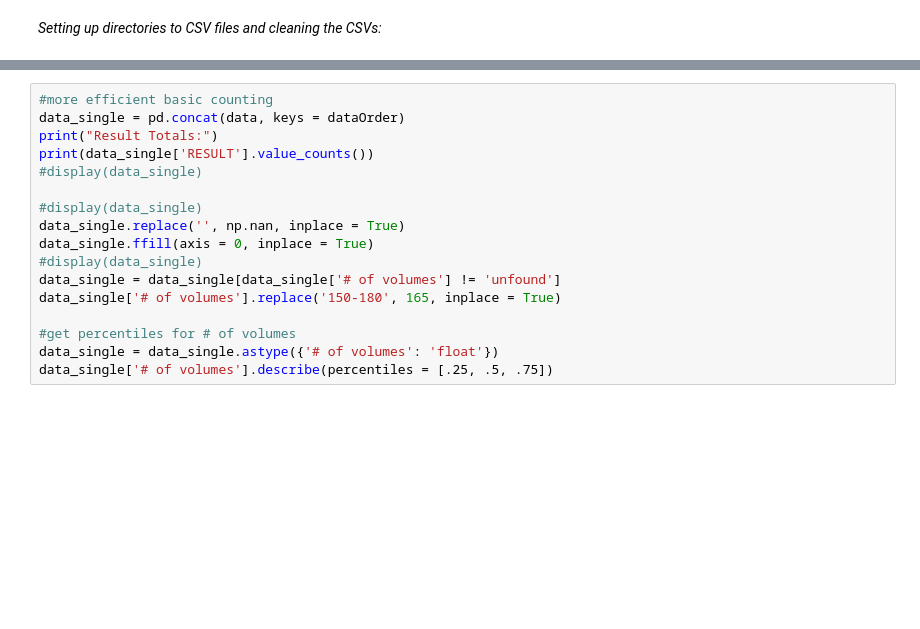
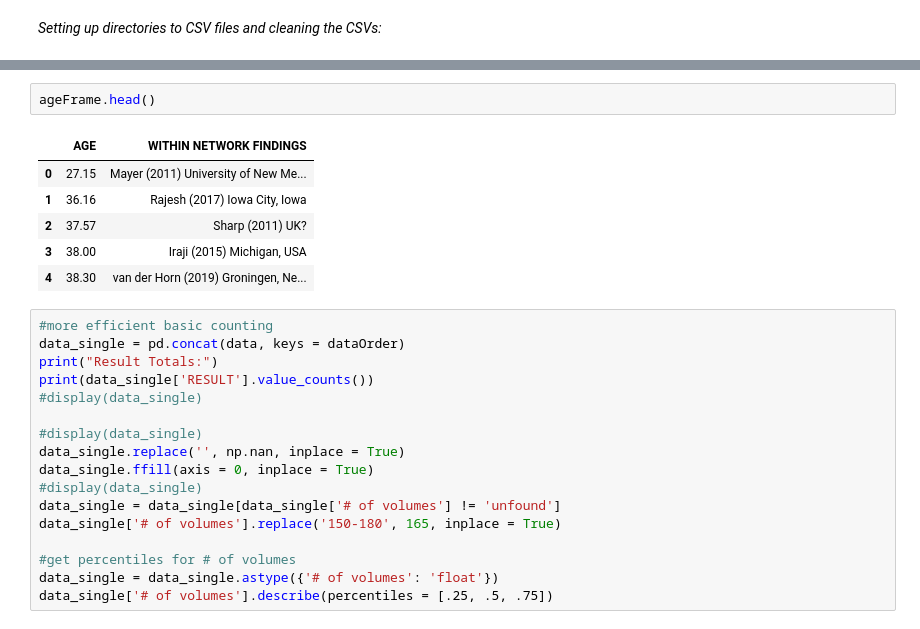
Before and after one commit to danielfrees/rsfMRI_LitReview, a Jupyter notebook: Data_Investigation_LR.ipynb, the cells around one changed output, grey strips where cells are left out. Cells and saved outputs as stored; diff of their text form; blank space fills up the shorter version.

```diff
--- a/Data_Investigation_LR.ipynb
+++ b/Data_Investigation_LR.ipynb
@@ -107,6 +112,15 @@ numAuthors(smallData)
 There were 42 many unique author names in the dataframe passed.
 Authors found:
 ['Arenivas', 'Clough', 'Dailey', 'De Simoni', 'Dretsch', 'Grossner', 'Guo', 'Han', 'Hou', 'Iraji', 'Lancaster', 'Li', 'Lu', 'Manning', 'Mayer', 'Meier', 'Messé', 'Militana', 'Murdaugh', 'Nathan', 'New ...
+# %%
+ageFrame.head()
+# %% [output]
+|  | AGE | WITHIN NETWORK FINDINGS |
+| 0 | 27.15 | Mayer (2011) University of New Me... |
+| 1 | 36.16 | Rajesh (2017) Iowa City, Iowa |
+| 2 | 37.57 | Sharp (2011) UK? |
+| 3 | 38.00 | Iraji (2015) Michigan, USA |
+| 4 | 38.30 | van der Horn (2019) Groningen, Ne... |
 # %%
 #more efficient basic counting
 data_single = pd.concat(data, keys = dataOrder)
```
Also changed, not shown: parts of 3 cells of this notebook, 3 other files.
